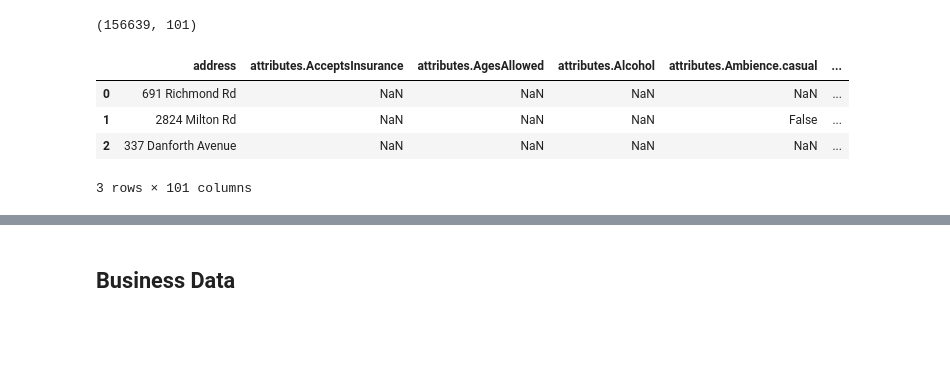
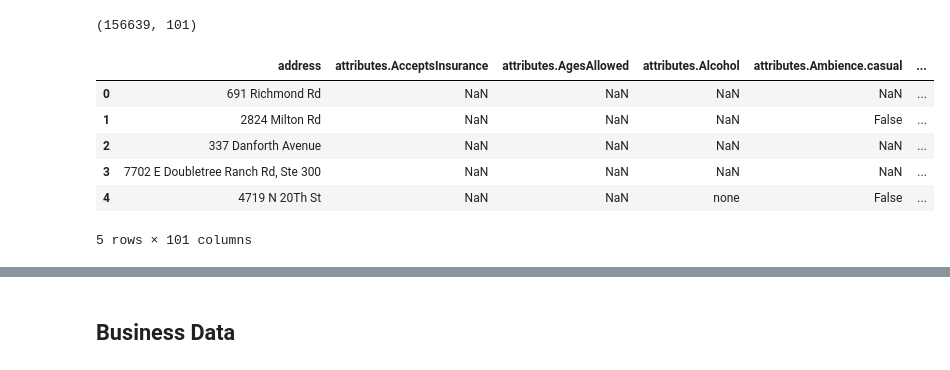
Before and after one commit to bljustice/yelp, a Jupyter notebook: yelp_eda.ipynb, the cells around one changed output, grey strips where cells are left out. Drawn from its saved outputs; the diff is of its cells as text; code cells hidden in the pictures; blank space fills up the shorter version.

```diff
--- a/yelp_eda.ipynb
+++ b/yelp_eda.ipynb
@@ -46,10 +52,12 @@ business_df.shape
 # %% [output]
 (156639, 101)
 # %%
-business_df.head(3)
+business_df.head()
 # %% [output]
 |  | address | attributes.AcceptsInsurance | attributes.AgesAllowed | attributes.Alcohol | attributes.Ambience.casual | ... |
 | 0 | 691 Richmond Rd | NaN | NaN | NaN | NaN | ... |
 | 1 | 2824 Milton Rd | NaN | NaN | NaN | False | ... |
 | 2 | 337 Danforth Avenue | NaN | NaN | NaN | NaN | ... |
+| 3 | 7702 E Doubletree Ranch Rd, Ste 300 | NaN | NaN | NaN | NaN | ... |
+| 4 | 4719 N 20Th St | NaN | NaN | none | False | ... |
-3 rows × 101 columns
+5 rows × 101 columns
```
Also changed, not shown: parts of 39 cells of this notebook, 1 other file.
